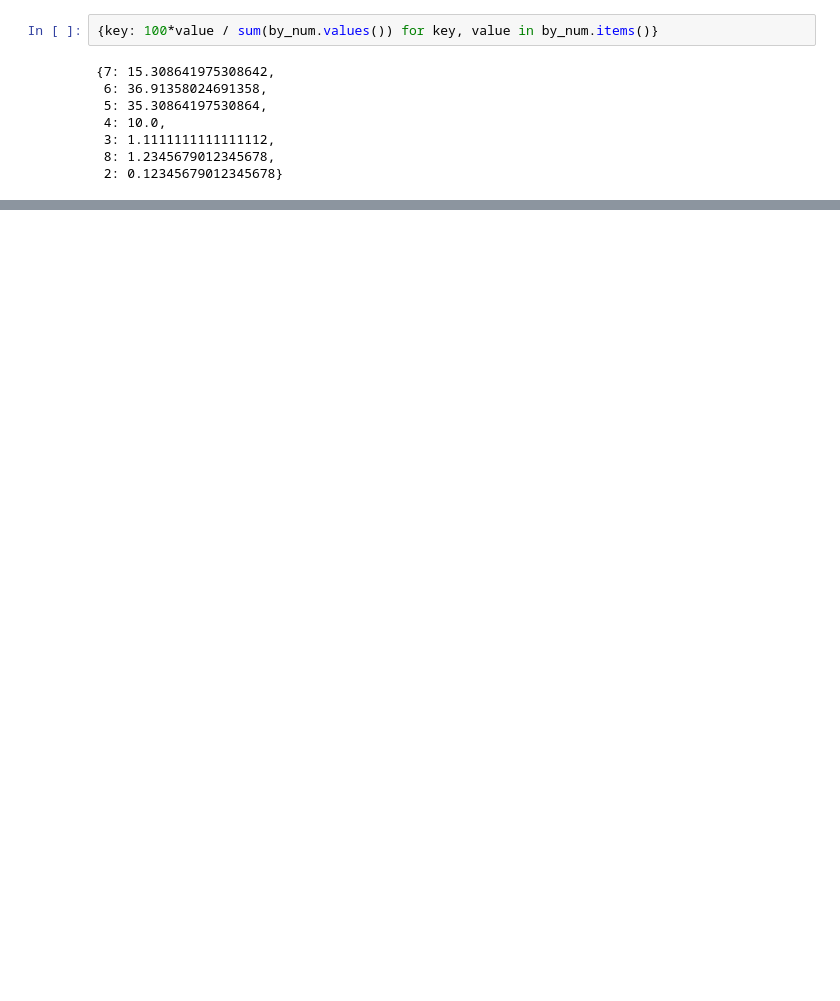
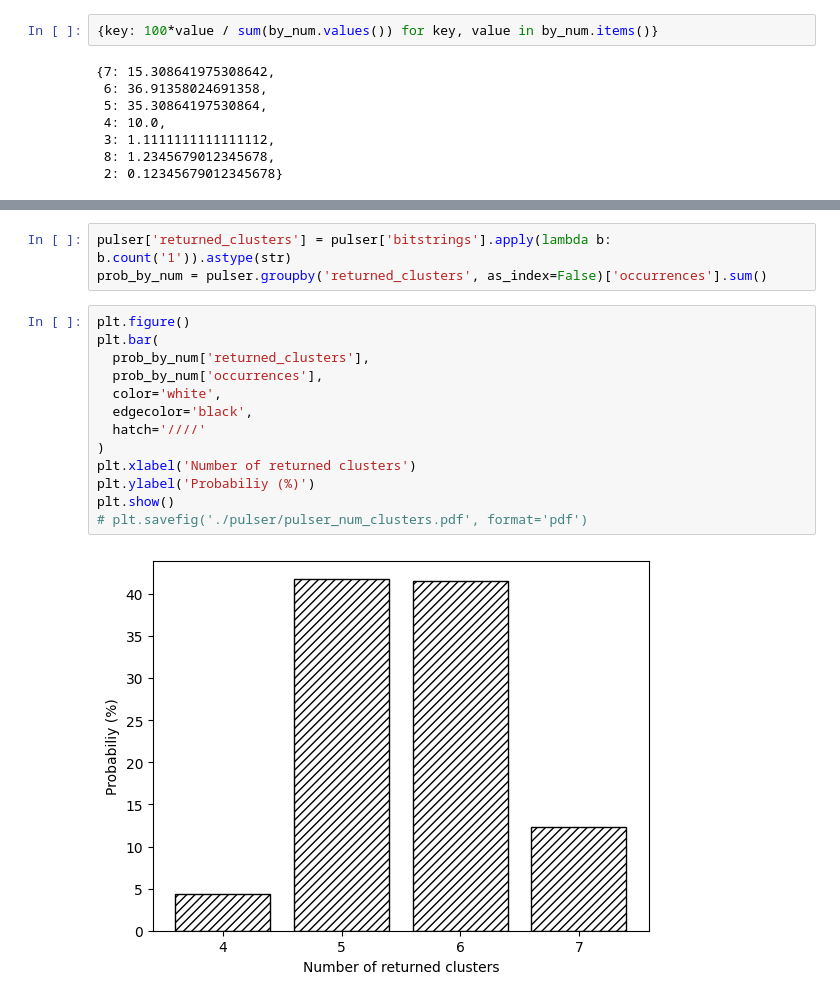
Before and after one commit to riccardoscotti/quantum-clustering-aggregation, a Jupyter notebook: experiments/utility_notebook.ipynb, the cells around one changed output, grey strips where cells are left out. Cells and saved outputs as stored; diff of their text form; blank space fills up the shorter version.

```diff
--- a/experiments/utility_notebook.ipynb
+++ b/experiments/utility_notebook.ipynb
@@ -58,0 +108,18 @@ plt.savefig('./fresnel/num_clusters.pdf', format='pdf')
+# %%
+pulser['returned_clusters'] = pulser['bitstrings'].apply(lambda b: b.count('1')).astype(str)
+prob_by_num = pulser.groupby('returned_clusters', as_index=False)['occurrences'].sum()
+# %%
+plt.figure()
+plt.bar(
+  prob_by_num['returned_clusters'],
+  prob_by_num['occurrences'],
+  color='white',
+  edgecolor='black',
+  hatch='////'
+)
+plt.xlabel('Number of returned clusters')
+plt.ylabel('Probabiliy (%)')
+plt.show()
+# plt.savefig('./pulser/pulser_num_clusters.pdf', format='pdf')
+# %% [output]
+[figure, added]
```
Also changed, not shown: parts of 3 cells of this notebook, 18 other files.
